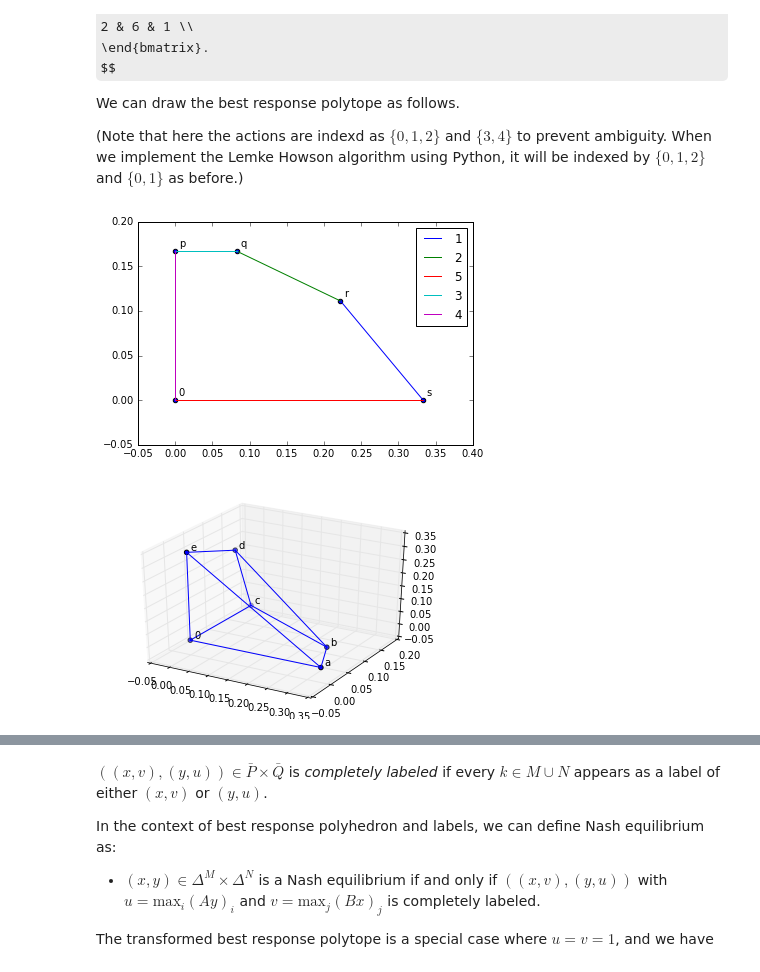
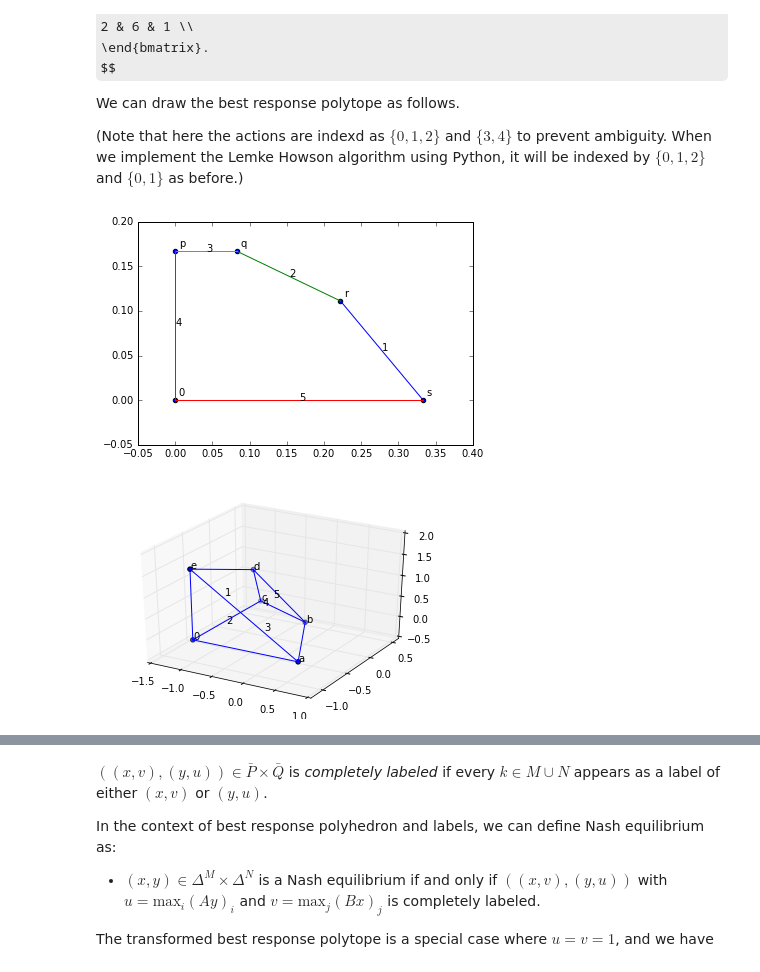
Before and after one commit to shizejin/Lemke_Howson_notebook, a Jupyter notebook: Lemke_howson.ipynb, the cells around one changed output, grey strips where cells are left out. Drawn from its saved outputs; the diff is of its cells as text; code cells hidden in the pictures; some formulas as TeX source.

```diff
--- a/Lemke_howson.ipynb
+++ b/Lemke_howson.ipynb
@@ -336,8 +303,8 @@ b_H = np.ones(5)
 b_H[3:] = 0
 
 B_H = np.empty((5, 3))
-B_H[:2, :] = B
-B_H[2:, :] = -np.eye(3)
+B_H[:3, :] = -np.eye(3)
+B_H[3:, :] = B
 b2_H = np.ones(5)
 b2_H[2:] = 0
 
@@ -355,59 +322,69 @@ for ind in list(combinations(np.arange(0, 5), 2)):
 
 plt.figure()
 drawed = []
-labels = ['1', '2', '5', '3', '4']
-m = 0
+z = 0
 for (i, v1) in enumerate(vertex):
     for (j, v2) in enumerate(vertex):
         constraint_common = set(constraint_ind[i]).intersection(set(constraint_ind[j]))
         if len(constraint_common) == 1:
             if constraint_common not in drawed:
-                plt.plot([v1[0], v2[0]], [v1[1], v2[1]], label = labels[m])
-                m += 1
+                plt.plot([v1[0], v2[0]], [v1[1], v2[1]])
+                plt.text(*(v1+v2)/2, str(list(constraint_common)[0] + 1))
+                z += 1
                 drawed.append(constraint_common)
-plt.scatter([x for x,y in vertex], [y for x,y in vertex])
+plt.scatter([x for x, y in vertex], [y for x, y in vertex])
 
-m = 0
+z = 0
 pts = ['r', 's', 'q', 'p', '0']
 for v in vertex:
     v = v + np.array([0.005, 0.005])
-    plt.text(*v, pts[m])
-    m += 1
-plt.legend()
+    plt.text(*v, pts[z])
+    z += 1
 
 # solve vertexs
 vertex = []
 constraint_ind = []
 for ind in list(combinations(np.arange(0, 5), 3)):
     try:
         point = np.linalg.solve(B_H[ind, :], [b2_H[z] for z in range(len(b_H)) if z in ind])
         if (B_H.dot(point) - b2_H <= 0).all():
             vertex.append(point)
             constraint_ind.append(ind)
     except:
         None
 
 fig = plt.figure()
 ax2 = fig.add_subplot(111, projection='3d')
 drawed = []
 for (i, v1) in enumerate(vertex):
     for (j, v2) in enumerate(vertex):
         constraint_common = set(constraint_ind[i]).intersection(set(constraint_ind[j]))
         if len(constraint_common) == 2:
             if constraint_common not in drawed:
                 ax2.plot([v1[0], v2[0]], [v1[1], v2[1]], [v1[2], v2[2]], 'b')
                 drawed.append(constraint_common)
 
-pts = ['d', 'b', 'e', 'a', 'c', '0']
-m = 0
+for label in range(5):
+    v = np.zeros(3)
+    v_n = 0
+    for i in range(len(vertex)):
+        if label in constraint_ind[i]:
+            v += vertex[i]
+            v_n += 1
+
+    v /= v_n
+    ax2.text(*v, str(label+1))
+
+pts = ['0', 'e', 'c', 'd', 'a', 'b']
+z = 0
 for v in vertex:
     v = v + np.array([0.005, 0.005, 0.005])
-    ax2.text(*v, pts[m])
-    m += 1
+    ax2.text(*v, pts[z])
+    z += 1
 ax2.scatter([x for x, y, z in vertex], [y for x, y, z in vertex], [z for x, y, z in vertex])
 
 plt.show()
 # %% [output]
-[figure, old version]
+[figure, new version]
-[figure, old version]
+[figure, new version]
 # %% [markdown]
```
Also changed, not shown: parts of 28 cells of this notebook.
